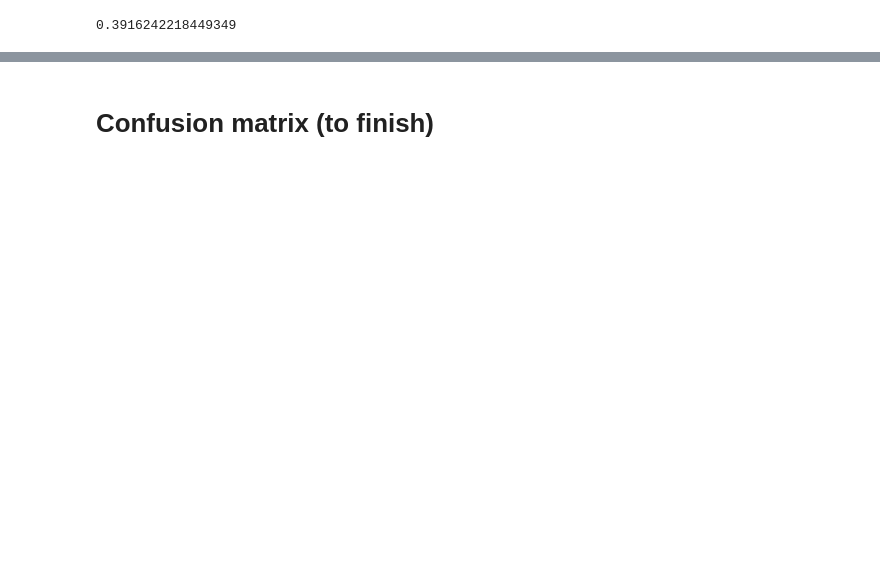
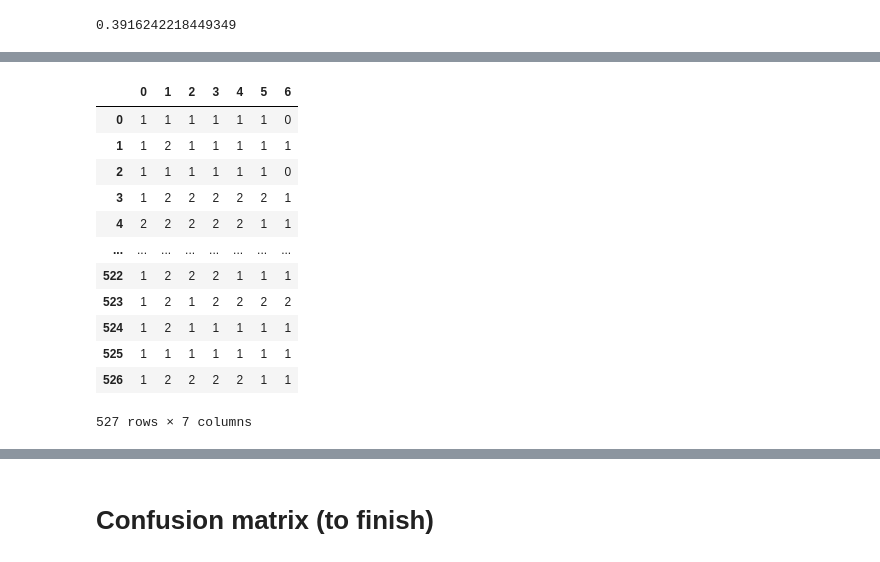
Before and after one commit to TheLab75/ParisDeepAirProject, a Jupyter notebook: notebooks/Louis/Louis_4_Full pipe.ipynb, the cells around one changed output, grey strips where cells are left out. Cells and saved outputs as stored; diff of their text form; code cells hidden in the pictures; blank space fills up the shorter version.

```diff
--- a/notebooks/Louis/Louis_4_Full pipe.ipynb
+++ b/notebooks/Louis/Louis_4_Full pipe.ipynb
@@ -300,0 +276,16 @@ for i in range(0,7):
+# %%
+pd.DataFrame(np.reshape(np.ravel(np.array(index_list).T),(527,7)))
+# %% [output]
+|  | 0 | 1 | 2 | 3 | 4 | 5 | 6 |
+| 0 | 1 | 1 | 1 | 1 | 1 | 1 | 0 |
+| 1 | 1 | 2 | 1 | 1 | 1 | 1 | 1 |
+| 2 | 1 | 1 | 1 | 1 | 1 | 1 | 0 |
+| 3 | 1 | 2 | 2 | 2 | 2 | 2 | 1 |
+| 4 | 2 | 2 | 2 | 2 | 2 | 1 | 1 |
+| ... | ... | ... | ... | ... | ... | ... | ... |
+| 522 | 1 | 2 | 2 | 2 | 1 | 1 | 1 |
+| 523 | 1 | 2 | 1 | 2 | 2 | 2 | 2 |
+| 524 | 1 | 2 | 1 | 1 | 1 | 1 | 1 |
+| 525 | 1 | 1 | 1 | 1 | 1 | 1 | 1 |
+| 526 | 1 | 2 | 2 | 2 | 2 | 1 | 1 |
+527 rows × 7 columns
```
Also changed, not shown: parts of 20 cells of this notebook.
